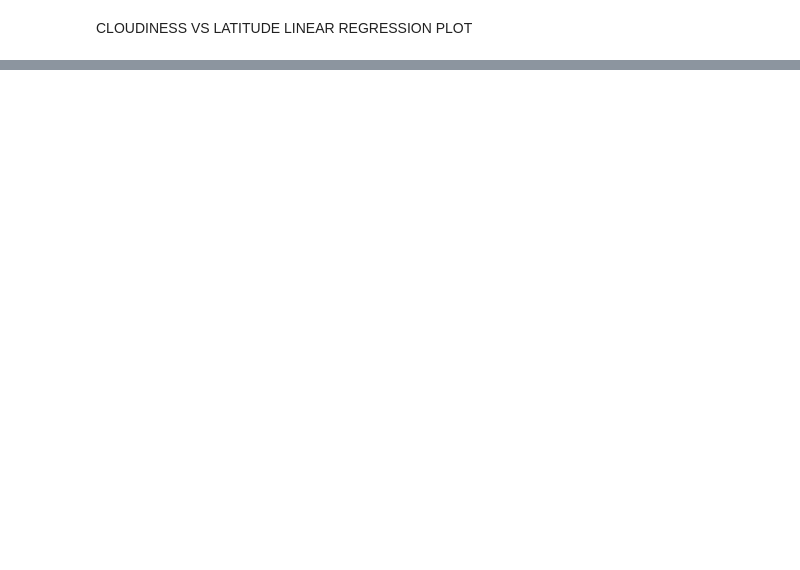
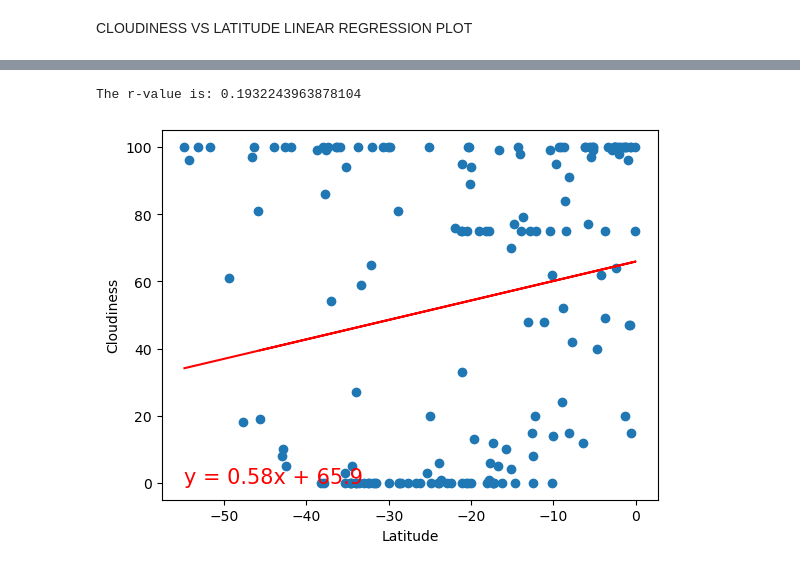
Before and after one commit to RamirezMaribel/python-api-challenge, a Jupyter notebook: Starter_Code/starter_code/WeatherPy_hw.ipynb, the cells around one changed output, grey strips where cells are left out. Saved outputs shown, nothing was run; the diff lists cells and outputs as text; code cells hidden in the pictures; blank space fills up the shorter version.

```diff
--- a/Starter_Code/starter_code/WeatherPy_hw.ipynb
+++ b/Starter_Code/starter_code/WeatherPy_hw.ipynb
@@ -457,0 +478,17 @@ CLOUDINESS VS LATITUDE LINEAR REGRESSION PLOT
+# %%
+# CELL 20 OF HOMEWORK
+# Southern Hemisphere
+x_val_sc = southern_hemi_df['Lat']
+y_val_sc = southern_hemi_df['Cloudiness']
+(slope, intercept, rvalue, pvalue, stderr) = linregress(x_val_sc, y_val_sc)
+regress_val_sc = x_val_sc * slope + intercept
+line_eq = "y = " + str(round(slope,2)) + "x + " + str(round(intercept,2))
+plt.scatter(x_val_sc,y_val_sc)
+plt.plot(x_val_sc,regress_val_sc,"r-")
+plt.annotate(line_eq,(min(x_val_sc),min(y_val_sc)),fontsize=15,color="red")
+plt.xlabel('Latitude')
+plt.ylabel('Cloudiness')
+print(f"The r-value is: {rvalue}");
+# %% [output]
+The r-value is: 0.1932243963878104
+[figure, added]
```
Also changed, not shown: parts of 9 cells of this notebook.
